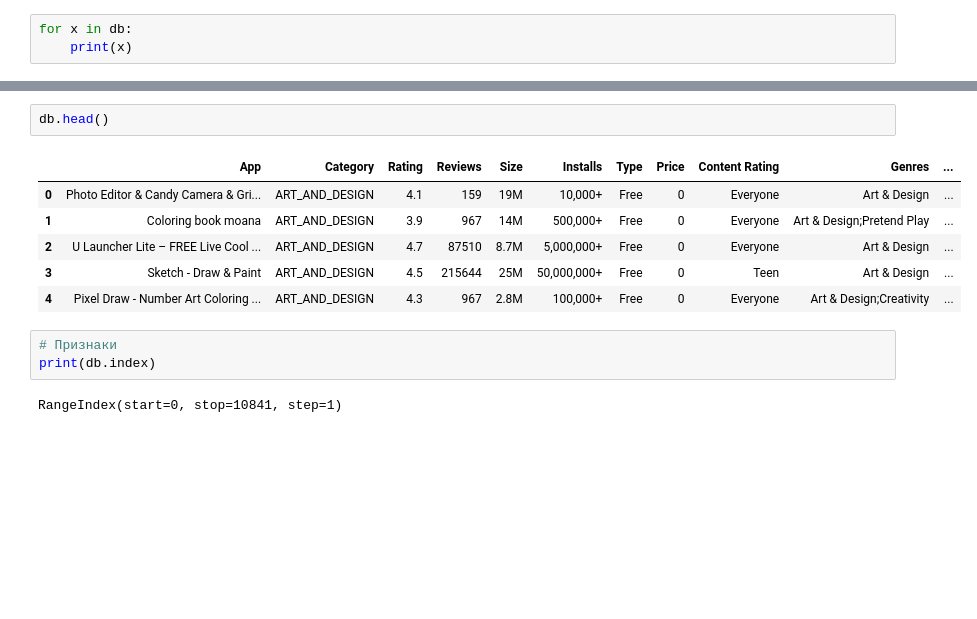
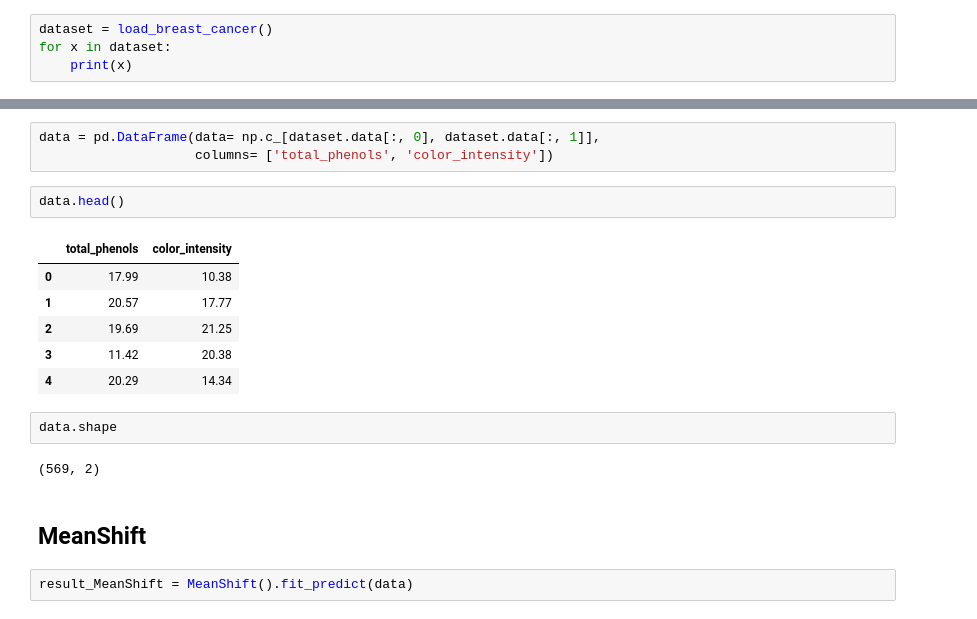
Before and after one commit to alexanderobert/TMO, a Jupyter notebook: Rk2.ipynb, the cells around one changed output, grey strips where cells are left out. Drawn from its saved outputs; the diff is of its cells as text; blank space fills up the shorter version.

```diff
--- a/Rk2.ipynb
+++ b/Rk2.ipynb
@@ -35,4 +36,5 @@ db = pd.read_csv('google-play-store-apps/googleplaystore.csv', sep=",")
 # %%
-for x in db:
+dataset = load_breast_cancer()
+for x in dataset:
     print(x)
 # %% [output]
@@ -52,14 +97,20 @@ Android Ver
+# %%
+data = pd.DataFrame(data= np.c_[dataset.data[:, 0], dataset.data[:, 1]],
+                    columns= ['total_phenols', 'color_intensity'])
 # %%
-db.head()
+data.head()
 # %% [output]
-|  | App | Category | Rating | Reviews | Size | Installs | Type | Price | Content Rating | Genres | ... |
-| 0 | Photo Editor & Candy Camera & Gri... | ART_AND_DESIGN | 4.1 | 159 | 19M | 10,000+ | Free | 0 | Everyone | Art & Design | ... |
-| 1 | Coloring book moana | ART_AND_DESIGN | 3.9 | 967 | 14M | 500,000+ | Free | 0 | Everyone | Art & Design;Pretend Play | ... |
-| 2 | U Launcher Lite – FREE Live Cool ... | ART_AND_DESIGN | 4.7 | 87510 | 8.7M | 5,000,000+ | Free | 0 | Everyone | Art & Design | ... |
-| 3 | Sketch - Draw & Paint | ART_AND_DESIGN | 4.5 | 215644 | 25M | 50,000,000+ | Free | 0 | Teen | Art & Design | ... |
-| 4 | Pixel Draw - Number Art Coloring ... | ART_AND_DESIGN | 4.3 | 967 | 2.8M | 100,000+ | Free | 0 | Everyone | Art & Design;Creativity | ... |
+|  | total_phenols | color_intensity |
+| 0 | 17.99 | 10.38 |
+| 1 | 20.57 | 17.77 |
+| 2 | 19.69 | 21.25 |
+| 3 | 11.42 | 20.38 |
+| 4 | 20.29 | 14.34 |
-# %%
-# Признаки
-print(db.index)
-# %% [output]
-RangeIndex(start=0, stop=10841, step=1)
+# %%
+data.shape
+# %% [output]
+(569, 2)
+# %% [markdown]
+## MeanShift
+# %%
+result_MeanShift = MeanShift().fit_predict(data)
```
Also changed, not shown: parts of 18 cells of this notebook, 7 other files.
